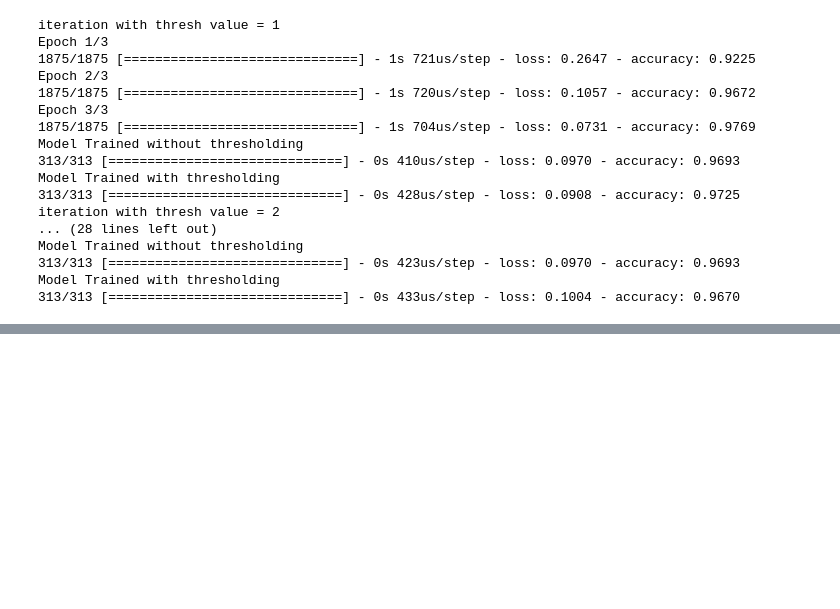
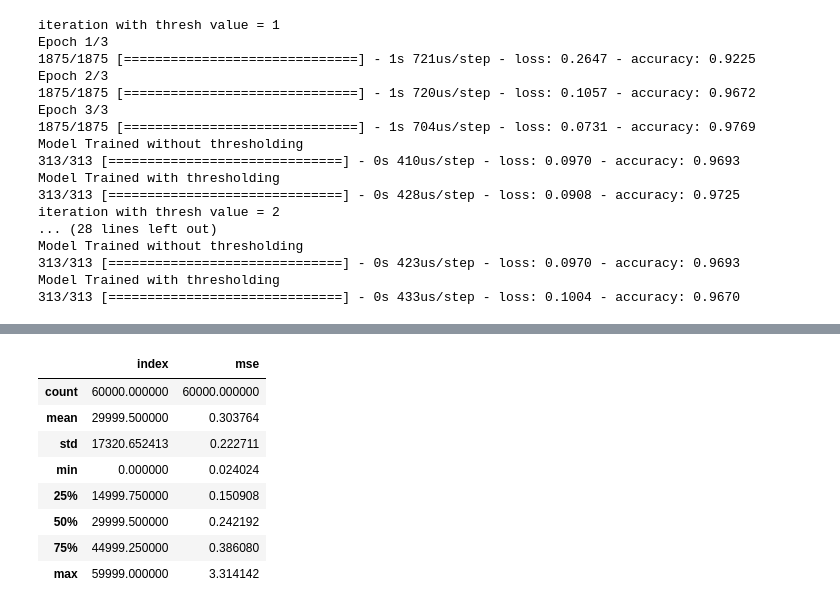
Before and after one commit to yonaxl/mnist_binarization, a Jupyter notebook: mnist_binarization.ipynb, the cells around one changed output, grey strips where cells are left out. Saved outputs shown, nothing was run; the diff lists cells and outputs as text; code cells hidden in the pictures; blank space fills up the shorter version.

```diff
--- a/mnist_binarization.ipynb
+++ b/mnist_binarization.ipynb
@@ -172,0 +228,32 @@ Model Trained with thresholding
+# %%
+u_labels = np.unique(features['label'])
+
+x_train_selected = []
+
+def compute_mse(df, mean):
+    mse = []
+    for n in range(len(df)):
+        # measure the mse from each data point to the class mean
+        mse.append((np.square(df.iloc[n,:-1] - mean)).mean())
+    return mse
+
+for i in u_labels:
+    temp = features[features['label'] == i].drop(['label'], axis=1)
+    mean_i = np.mean(temp.iloc[:,:-1], axis=0)
+    temp['mse'] = compute_mse(temp, mean_i)
+    x_train_selected.append(temp)
+
+x_train_new = pd.concat(x_train_selected, axis=0)
+# %%
+x_train_new = x_train_new[['index', 'mse']]
+x_train_new.describe()
+# %% [output]
+|  | index | mse |
+| count | 60000.000000 | 60000.000000 |
+| mean | 29999.500000 | 0.303764 |
+| std | 17320.652413 | 0.222711 |
+| min | 0.000000 | 0.024024 |
+| 25% | 14999.750000 | 0.150908 |
+| 50% | 29999.500000 | 0.242192 |
+| 75% | 44999.250000 | 0.386080 |
+| max | 59999.000000 | 3.314142 |
```
Also changed, not shown: parts of 8 cells of this notebook.
